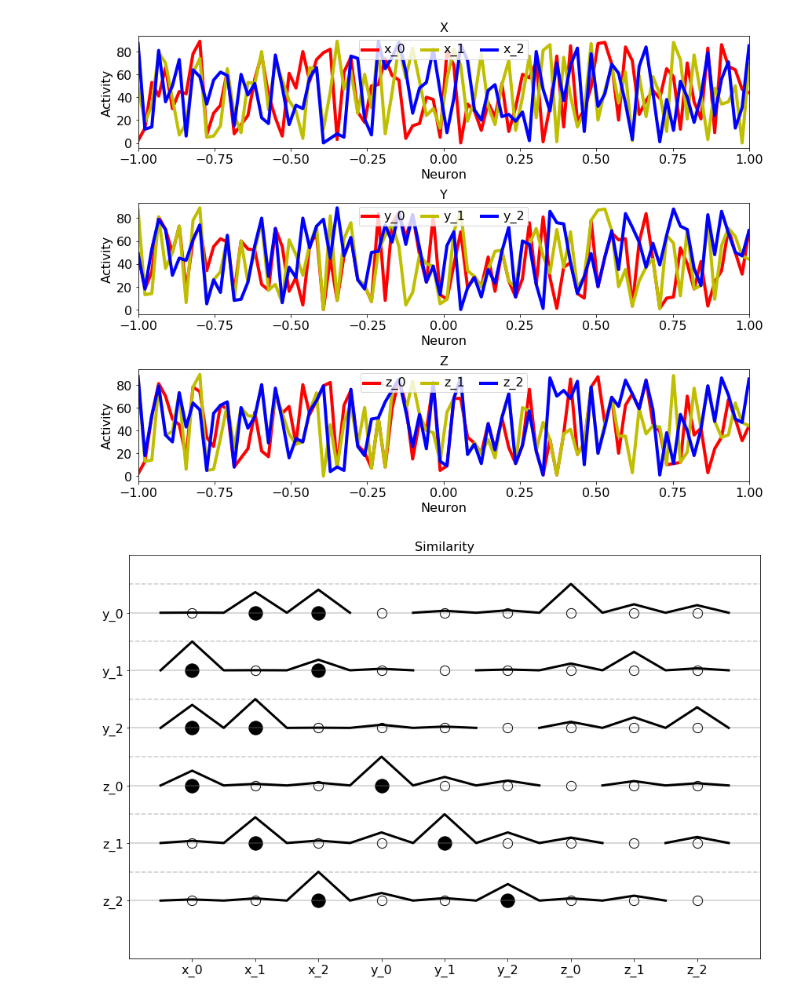
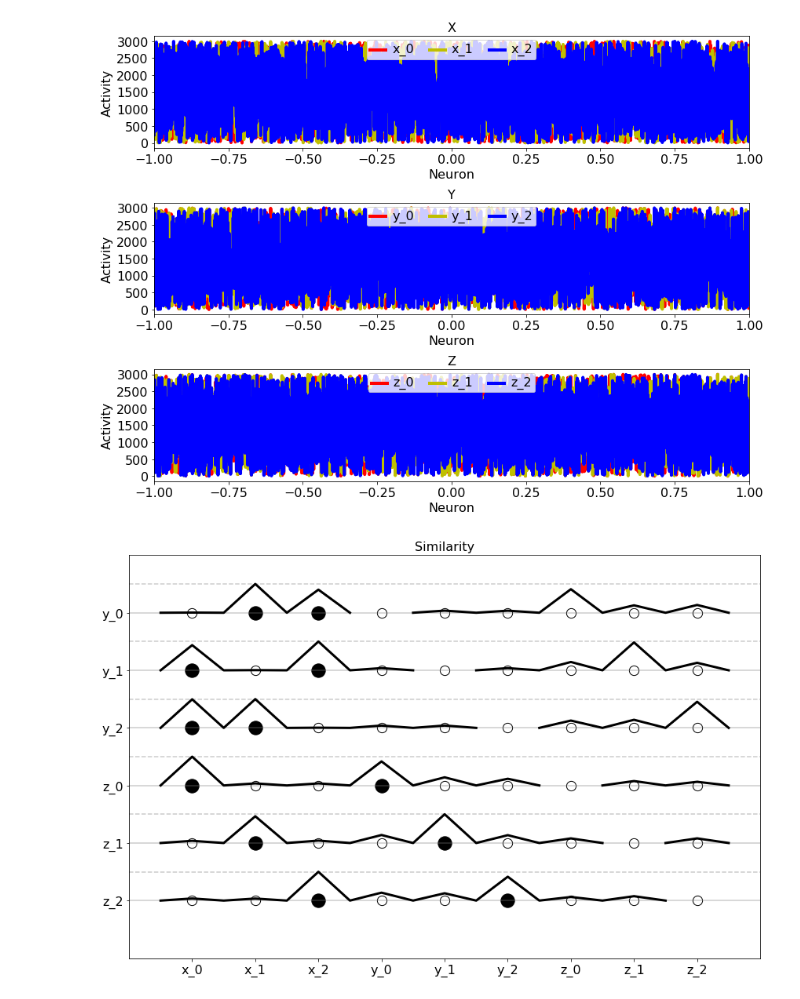
Before and after one commit to rkp8000/crossing_over, a Jupyter notebook: braid.ipynb, the cells around one changed output. Drawn from its saved outputs; the diff is of its cells as text; code cells hidden in the pictures.

```diff
--- a/braid.ipynb
+++ b/braid.ipynb
@@ -23,7 +23,7 @@ def set_font_size(ax, font_size, legend_font_size=None):
             text.set_fontsize(legend_font_size)
 # %%
 # define base item vectors (level-0 compositions)
-def test_braid_func(b, in_type, n_s, smty_fn):
+def test_braid_func(b, in_type, n_s, smty_fn, params=None):
     fig, axs = plt.subplots(3, 1, figsize=(12, 9), tight_layout=True)
 
     s = np.linspace(-1, 1, n_s)
@@ -44,6 +44,10 @@ def test_braid_func(b, in_type, n_s, smty_fn):
         f_x_0 = np.arange(n_s)[np.random.permutation(n_s)]
         f_x_1 = np.arange(n_s)[np.random.permutation(n_s)]
         f_x_2 = np.arange(n_s)[np.random.permutation(n_s)]
+    elif in_type.lower() == 'rand_int':
+        f_x_0 = np.random.randint(0, params['max_rand_int'], n_s)
+        f_x_1 = np.random.randint(0, params['max_rand_int'], n_s)
+        f_x_2 = np.random.randint(0, params['max_rand_int'], n_s)
 
     # plot base item vectors
     axs[0].plot(s, f_x_0, c='r', lw=4)
@@ -148,17 +152,19 @@ def test_braid_func(b, in_type, n_s, smty_fn):
 
     set_font_size(ax, 16)
 # %%
-np.random.seed(0)
+np.random.seed(None)
 
 def b_0(f_i, f_j):
 
+    seed = int(np.round(f_i.dot(f_j))) % 10000
+    np.random.seed(seed)
     mask = np.random.rand(len(f_i)) > 0.5
     tmp = f_i.copy()
     tmp[mask] = f_j[mask]
 
     return tmp
 
-test_braid_func(b_0, in_type='rank', n_s=90, smty_fn='match_exp')
+test_braid_func(b_0, in_type='rank', n_s=3000, smty_fn='match_exp')
 # %% [output]
-[figure, old version]
+[figure, new version]
-[figure, old version]
+[figure, new version]
```
Also changed, not shown: parts of 1 cell of this notebook.
